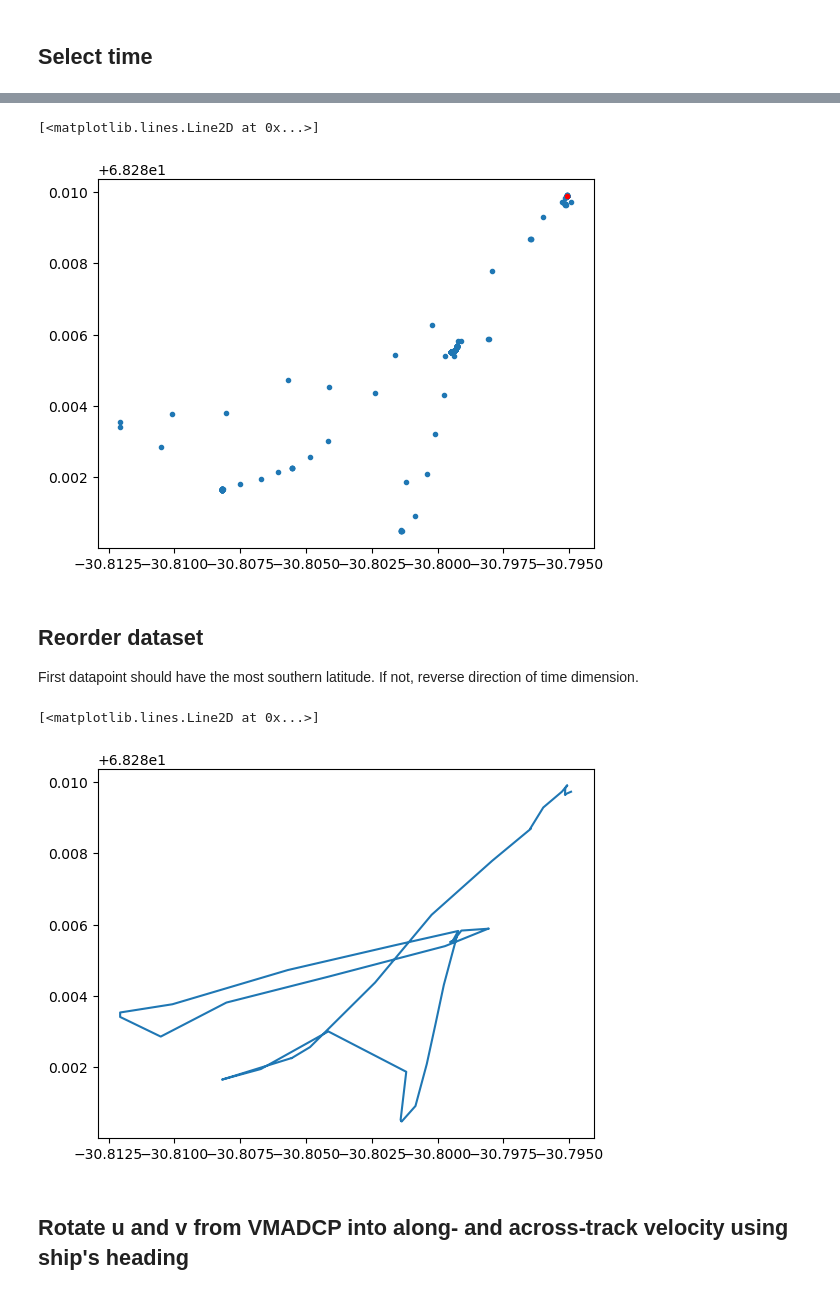
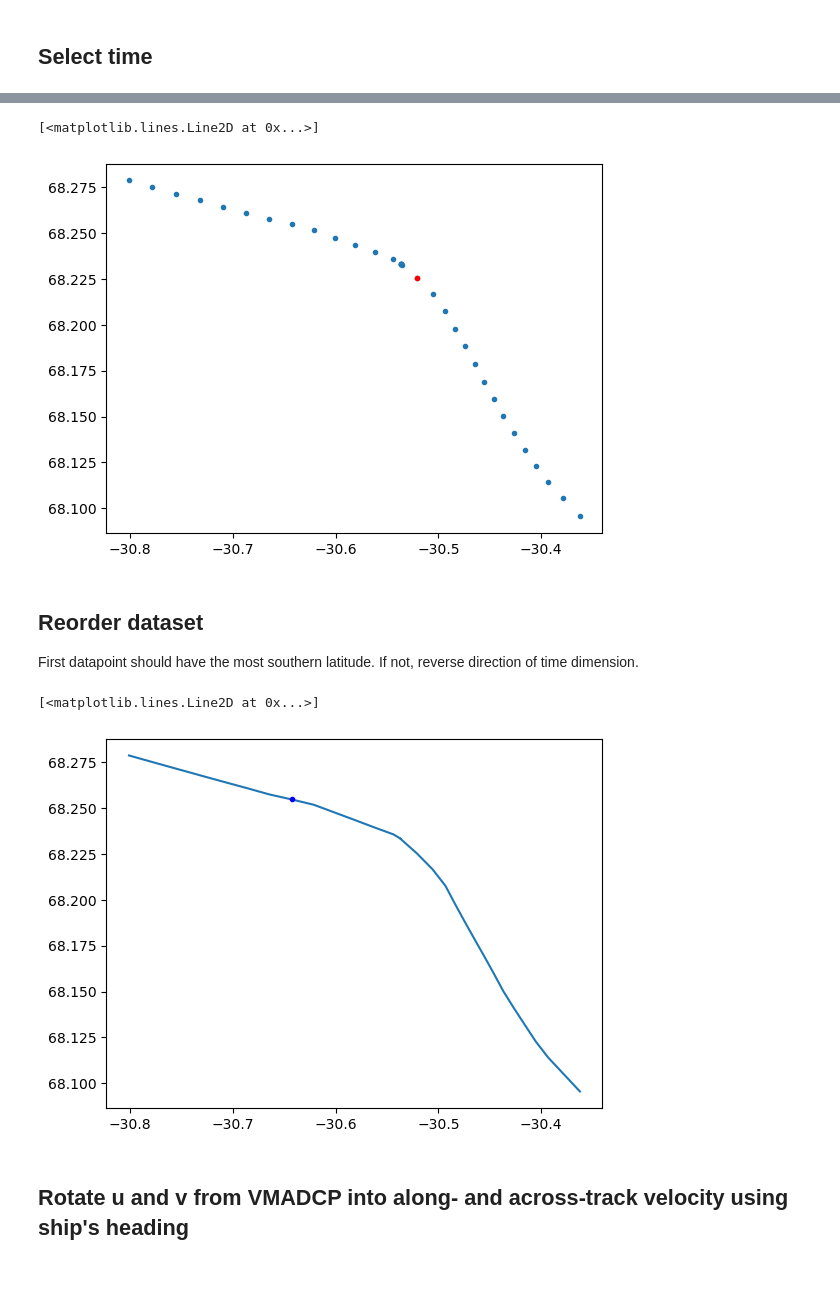
Before and after one commit to jenniferagraham/SD063_Oceanography, a Jupyter notebook: VMADCP/VMADCP_plots.ipynb, the cells around one changed output, grey strips where cells are left out. Saved outputs shown, nothing was run; the diff lists cells and outputs as text; code cells hidden in the pictures.

```diff
--- a/VMADCP/VMADCP_plots.ipynb
+++ b/VMADCP/VMADCP_plots.ipynb
@@ -21,14 +21,14 @@ from matplotlib.patches import Patch
 ## User settings
 # %%
 """Requires either section name as defined in VMADCP_section_names.py"""
-section_name = 'hovmoeller icefront 13/14.08.'
+section_name = 'along fjord 15.08. am'
 
 """Or time window (then set section_name to None)"""
 # Time window (inclusive). Use ISO strings or leave ""
 # to use the dataset range.
 # Examples: "2012-06-02", "2012-06-02 12:00", "2012-06-03T18:30"
-start_time = '2026-08-13 13:25:00'
-end_time = '2026-08-14 08:20:00'
+start_time = '2026-08-15 05:25:00'
+end_time = '2026-08-15 08:15:00'
 # end_time = '2026-08-04 20:50:00'
 # 'os150nb', 'os150bb' (shallower), 'os75nb' or 'os75bb' (deeper)
 adcp = 'os150bb'
@@ -153,9 +165,9 @@ plt.plot(ds.lon[0], ds.lat[0], '.b')
 # %%
 plt.plot(ds.lon, ds.lat, '.')
-plt.plot(ds.lon[19], ds.lat[19], '.r')
+plt.plot(ds.lon[14], ds.lat[14], '.r')
 # %% [output]
 [<matplotlib.lines.Line2D at 0x...>]
-[figure, old version]
+[figure, new version]
 # %% [markdown]
 ## Reorder dataset
 
@@ -170,10 +182,10 @@ elif ds.lat[0] > ds.lat[-1]:
           'now dataset starts with most southern latitude')
 # %%
 plt.plot(ds.lon, ds.lat)
-# plt.plot(ds.lon[8], ds.lat[8], '.b')
+plt.plot(ds.lon[26], ds.lat[26], '.b')
 # %% [output]
 [<matplotlib.lines.Line2D at 0x...>]
-[figure, old version]
+[figure, new version]
 # %% [markdown]
 ## Rotate u and v from VMADCP into along- and across-track velocity using ship's heading
 # %%
```
Also changed, not shown: parts of 7 cells of this notebook.
